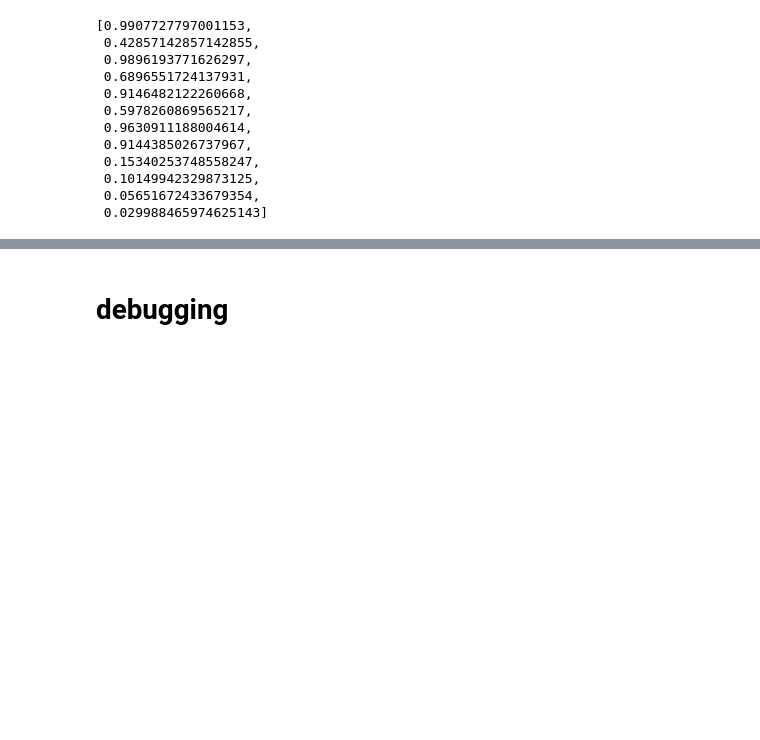
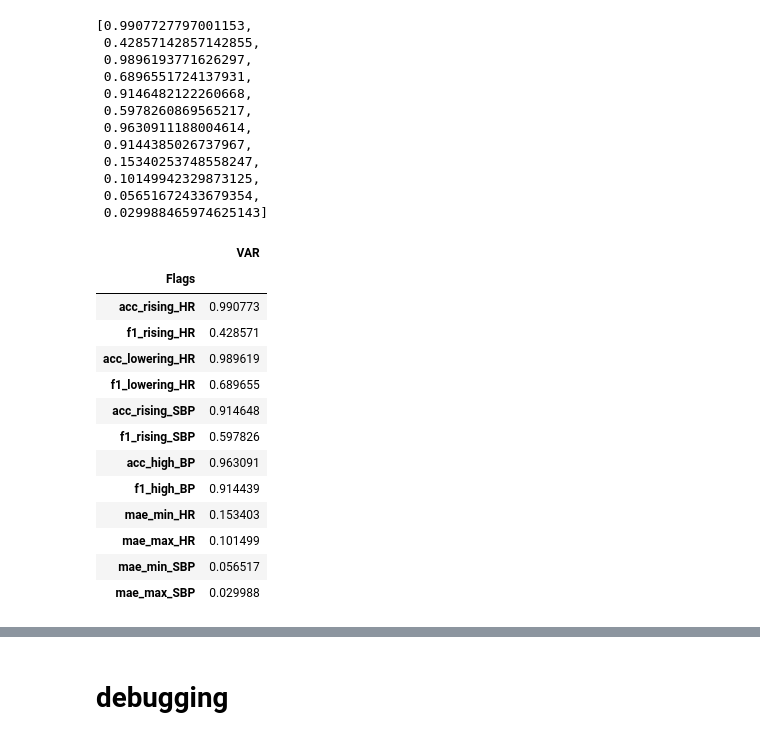
Before and after one commit to PKing70/Sentinel, a Jupyter notebook: VAR/VAR.ipynb, the cells around one changed output, grey strips where cells are left out. Cells and saved outputs as stored; diff of their text form; code cells hidden in the pictures; blank space fills up the shorter version.

```diff
--- a/VAR/VAR.ipynb
+++ b/VAR/VAR.ipynb
@@ -966,3 +964,22 @@ algo_metrics
  0.10149942329873125,
  0.05651672433679354,
  0.029988465974625143]
+# %%
+dummy_algo_df = pd.DataFrame(algo_metrics, index=algo_metrics_index, columns=['VAR'])
+dummy_algo_df.index.name = 'Flags'
+dummy_algo_df
+# %% [output]
+|  | VAR |
+| Flags |  |
+| acc_rising_HR | 0.990773 |
+| f1_rising_HR | 0.428571 |
+| acc_lowering_HR | 0.989619 |
+| f1_lowering_HR | 0.689655 |
+| acc_rising_SBP | 0.914648 |
+| f1_rising_SBP | 0.597826 |
+| acc_high_BP | 0.963091 |
+| f1_high_BP | 0.914439 |
+| mae_min_HR | 0.153403 |
+| mae_max_HR | 0.101499 |
+| mae_min_SBP | 0.056517 |
+| mae_max_SBP | 0.029988 |
```
Also changed, not shown: parts of 13 cells of this notebook.
